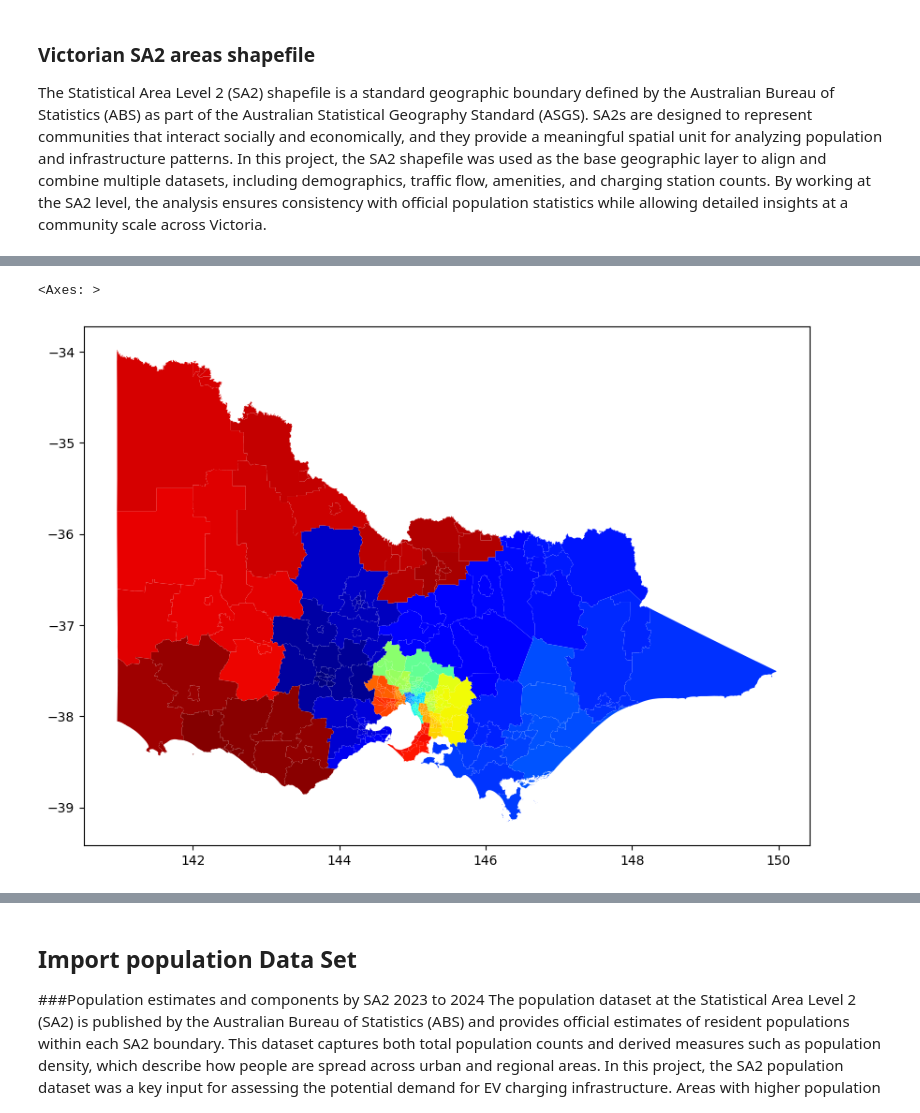
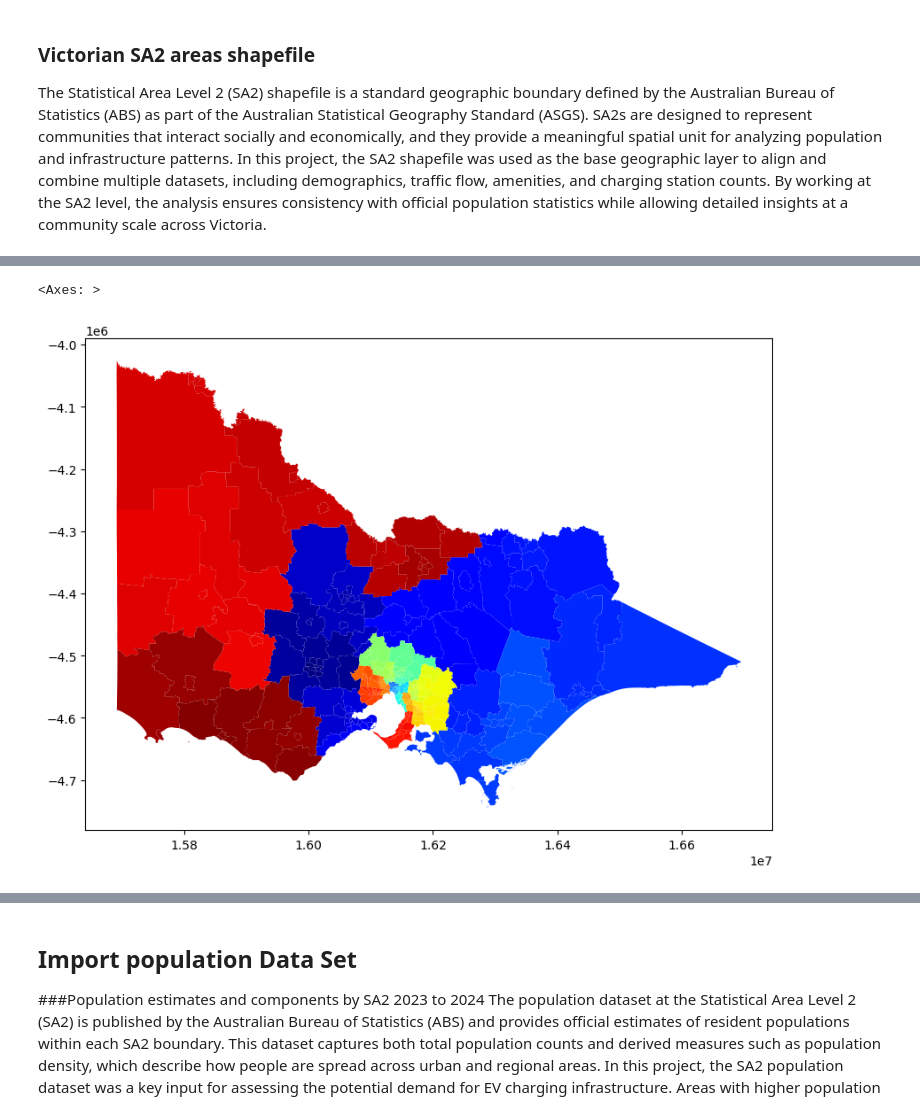
Before and after one commit to Chameleon-company/EVAT-Data-Science, a Jupyter notebook: Use_Cases/Site Suitability Analysis/project_par1_data_preprocessing.ipynb, the cells around one changed output, grey strips where cells are left out. Saved outputs shown, nothing was run; the diff lists cells and outputs as text; code cells hidden in the pictures.

```diff
--- a/Use_Cases/Site Suitability Analysis/project_par1_data_preprocessing.ipynb
+++ b/Use_Cases/Site Suitability Analysis/project_par1_data_preprocessing.ipynb
@@ -34,5 +55,5 @@ import geopandas as gpd
 # %%
 # import the Statistical Areas Level 2 data set in whole australia
-gdf_sa2 = gpd.read_file("/content/drive/MyDrive/data/New folder (2)/New folder/SA2_2021_AUST_GDA2020.shp")
+gdf_sa2 = gpd.read_file("data/ABS_ASGS_Edition_3_-_2021_Statistical_Area_Level_2.shp")
 gdf_sa2.head()
 # %% [output]
@@ -45,7 +67,7 @@ gdf_sa2.head()
 # %%
 # Filter only SA2 in Victoria
-gdf_vic = gdf_sa2[gdf_sa2["STE_NAME21"] == "Victoria"]
-gdf_vic.plot(figsize=(10, 10), cmap = 'jet')
+gdf_vic = gdf_sa2[gdf_sa2["state_name"] == "Victoria"]
+gdf_vic.plot(figsize=(10, 10), cmap='jet')
 # %% [output]
 <Axes: >
-[figure, old version]
+[figure, new version]
```
Also changed, not shown: parts of 91 cells of this notebook, 44 other files.
